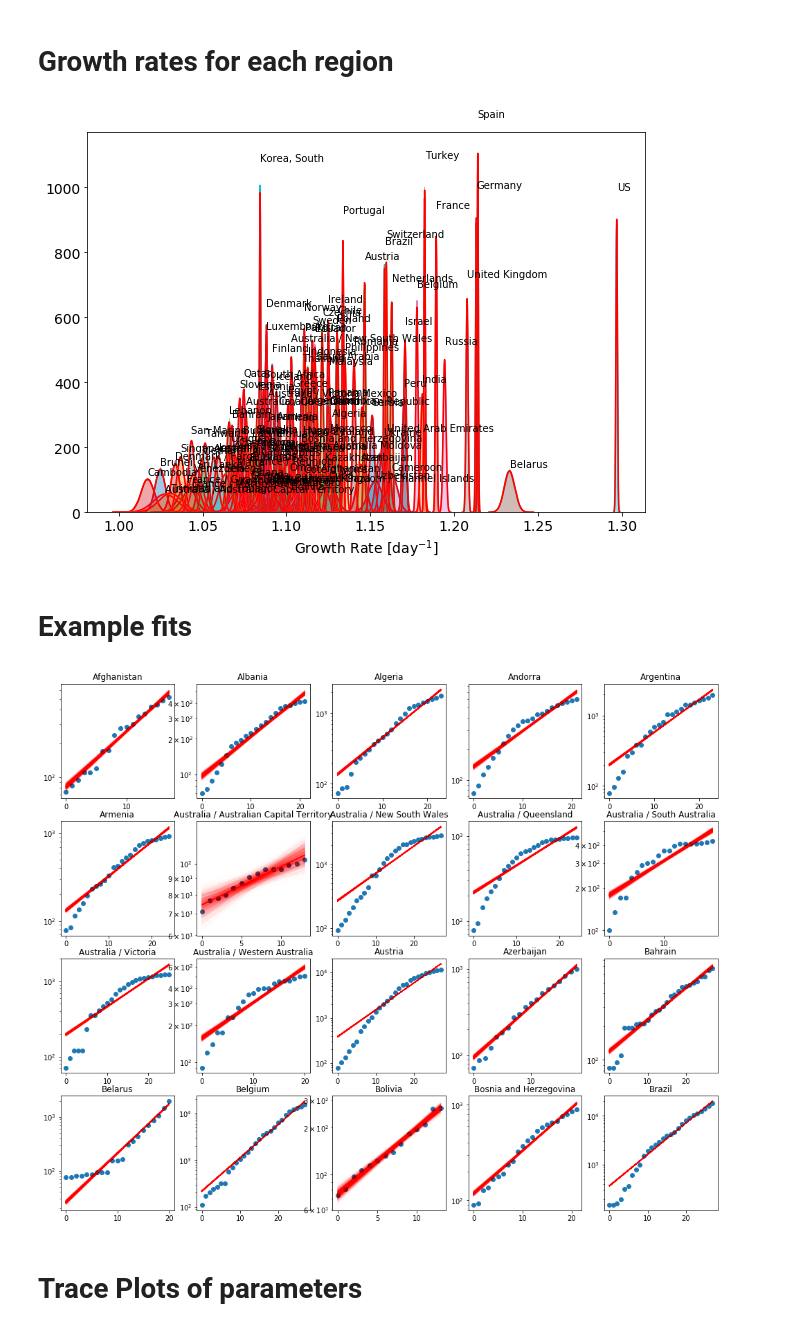
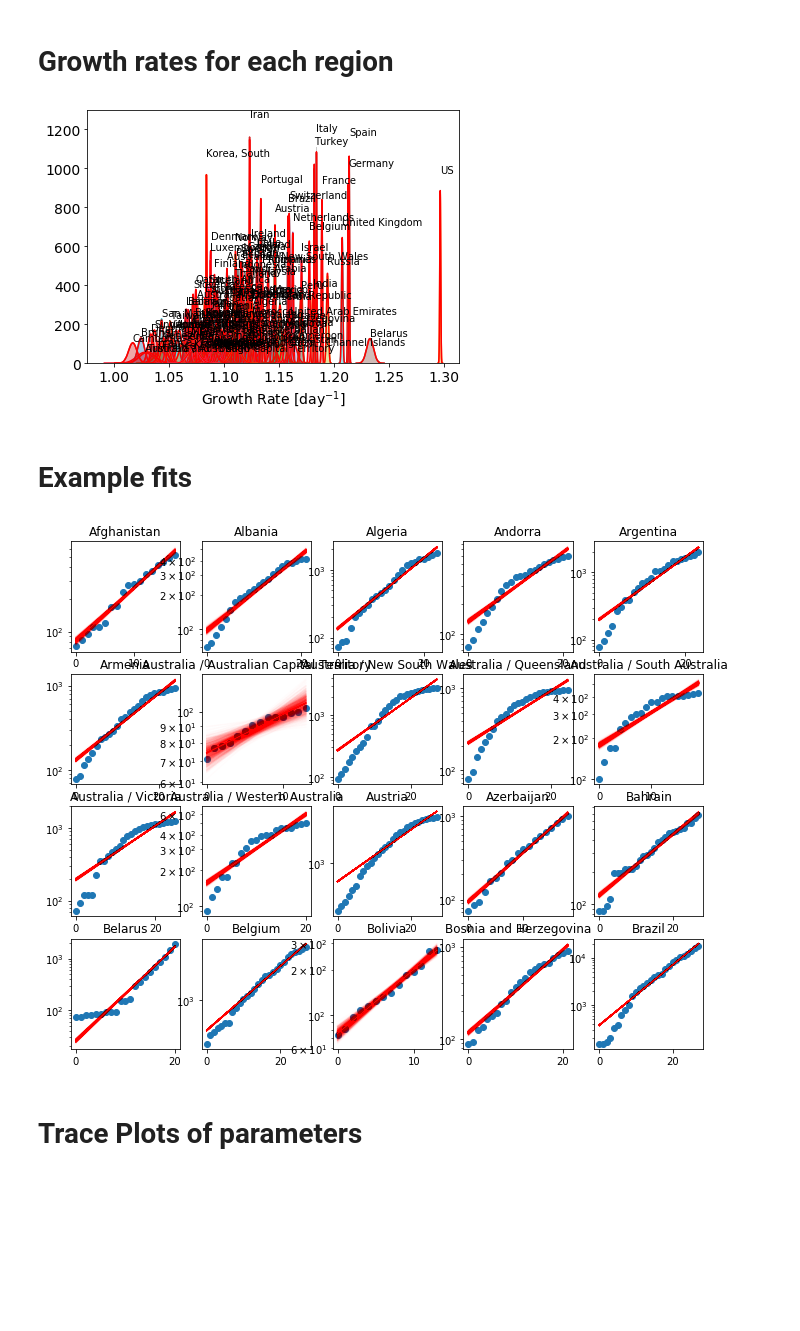
Before and after one commit to chrisfinlay/covid19, a Jupyter notebook: notebooks/2.1 Exponential Bayesian Hierarchical Model (BHM) Confirmed only.ipynb, the cells around one changed output. Drawn from its saved outputs; the diff is of its cells as text; code cells hidden in the pictures; blank space fills up the shorter version.

```diff
--- a/notebooks/2.1 Exponential Bayesian Hierarchical Model (BHM) Confirmed only.ipynb
+++ b/notebooks/2.1 Exponential Bayesian Hierarchical Model (BHM) Confirmed only.ipynb
@@ -2,6 +2,8 @@
 %env CUDA_VISIBLE_DEVICES=0,1,2,3
 # %% [output]
 env: CUDA_VISIBLE_DEVICES=0,1,2,3
+# %%
+fig_scale = 2./3.
 # %%
 import matplotlib.pyplot as plt
 import pandas as pd
@@ -168,25 +170,25 @@ Text(0.5, 0, 'Growth Rate [day$^{-1}$]')
 # %% [markdown]
 # Growth rates for each region
 # %%
-plt.figure(figsize=(10,7))
+plt.figure(figsize=(fig_scale*10,fig_scale*7))
 l_b, u_b = 1.0, 1.4
 
 for i in range(N):
     smp = samples['GR_ind'][:,i]
     mn, std = norm.fit(smp)
     sns.distplot(smp, bins=50, fit=norm, fit_kws={'color':'red'})
     plt.text(mn, 1.1*norm.pdf(mn, mn, std), list(cases.keys())[i], fontsize=10)
 
 plt.xlabel(r'Growth Rate [day$^{-1}$]')
 # plt.xlim(l_b, u_b)
 plt.savefig('../plots/2.1_Growth_Rate_Cumulative_Confirmed_Cases.png', dpi=200)
 # %% [output]
-[figure, old version]
+[figure, new version]
 # %% [markdown]
 # Example fits
 # %%
 plt.rcParams['font.size'] = 10
-fig,ax = plt.subplots(4, 5, figsize=(17,14))
+fig,ax = plt.subplots(4, 5, figsize=(fig_scale*17,fig_scale*14))
 a = ax.flatten()
 for i, c in enumerate(list(cases.keys())[:20]):
     t = np.arange(len(cases[c]))
@@ -198,7 +200,7 @@ for i, c in enumerate(list(cases.keys())[:20]):
 plt.savefig('../plots/2.1_ExampleFits.png', dpi=200)
 plt.rcParams['font.size'] = 14
 # %% [output]
-[figure, old version]
+[figure, new version]
 # %% [markdown]
 # Trace Plots of parameters
 # %% [markdown]
```
Also changed, not shown: parts of 7 cells of this notebook, 24 other files.
